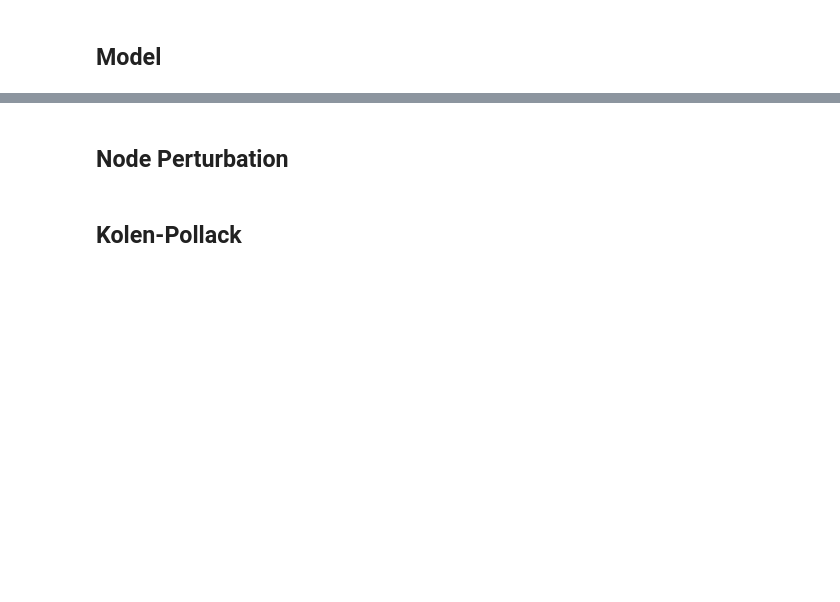
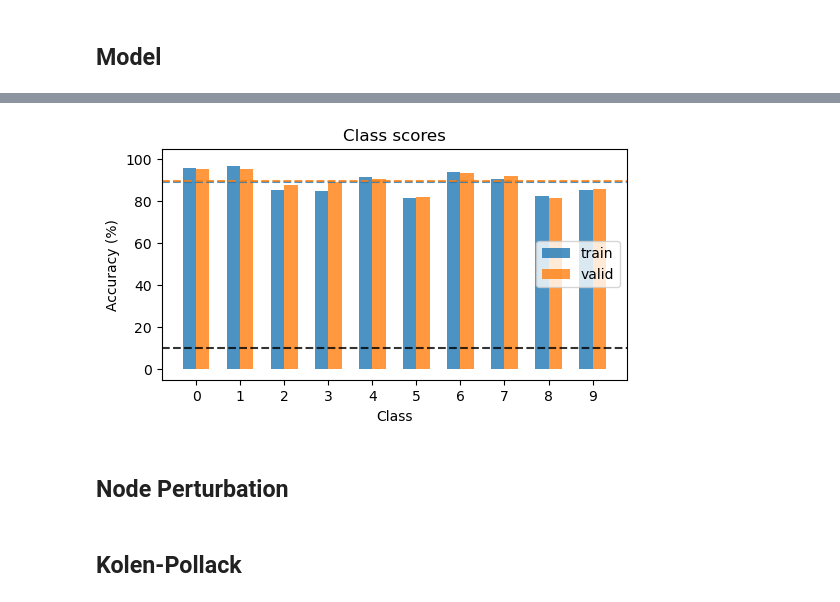
Before and after one commit to mwassermann/NMA-Microlearning-Project, a Jupyter notebook: Greens.ipynb, the cells around one changed output, grey strips where cells are left out. Saved outputs shown, nothing was run; the diff lists cells and outputs as text; code cells hidden in the pictures; blank space fills up the shorter version.

```diff
--- a/Greens.ipynb
+++ b/Greens.ipynb
@@ -283,2 +885,6 @@ backprop_optimizer = BasicOptimizer(MLP.parameters(), lr=LR)
+# %%
+plot_scores_per_class(MLP_results_dict);
+# %% [output]
+[figure, added]
 # %% [markdown]
 ## Node Perturbation
```
Also changed, not shown: parts of 11 cells of this notebook, 8 other files.
